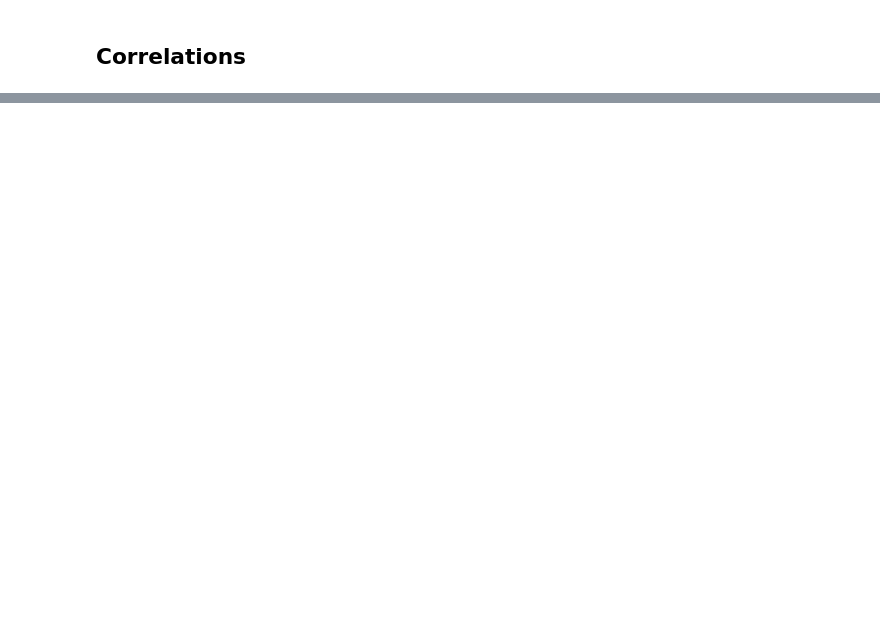
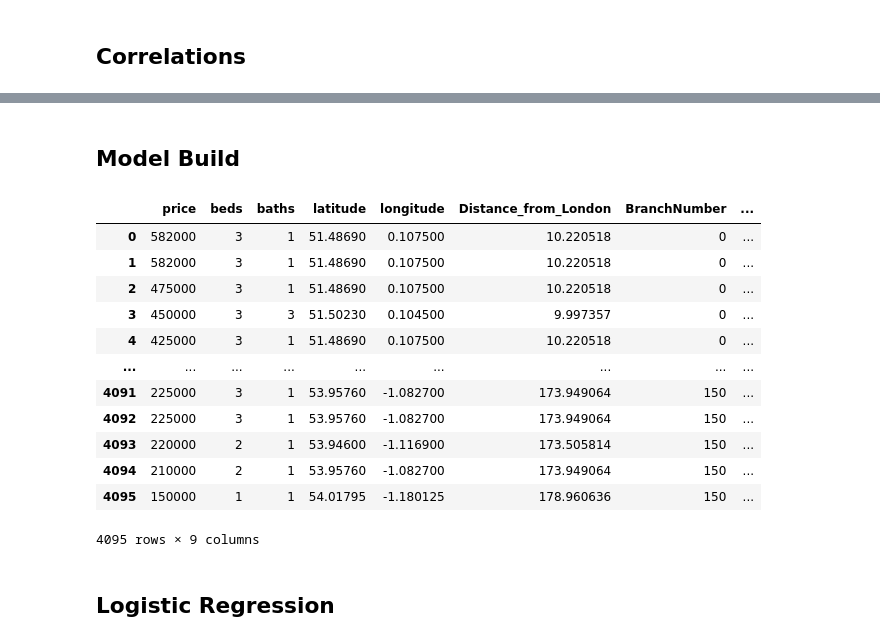
Before and after one commit to HassanM08/uon-dsda-22-y2-group-project-team-1, a Jupyter notebook: investigations/TestModels.ipynb, the cells around one changed output, grey strips where cells are left out. Cells and saved outputs as stored; diff of their text form; code cells hidden in the pictures; blank space fills up the shorter version.

Commit message:
Built the models and have a sample output ready to be tested

```diff
--- a/investigations/TestModels.ipynb
+++ b/investigations/TestModels.ipynb
@@ -242,0 +265,18 @@ plt.show()
+# %% [markdown]
+## Model Build
+# %%
+df_without_column
+# %% [output]
+|  | price | beds | baths | latitude | longitude | Distance_from_London | BranchNumber | ... |
+| 0 | 582000 | 3 | 1 | 51.48690 | 0.107500 | 10.220518 | 0 | ... |
+| 1 | 582000 | 3 | 1 | 51.48690 | 0.107500 | 10.220518 | 0 | ... |
+| 2 | 475000 | 3 | 1 | 51.48690 | 0.107500 | 10.220518 | 0 | ... |
+| 3 | 450000 | 3 | 3 | 51.50230 | 0.104500 | 9.997357 | 0 | ... |
+| 4 | 425000 | 3 | 1 | 51.48690 | 0.107500 | 10.220518 | 0 | ... |
+| ... | ... | ... | ... | ... | ... | ... | ... | ... |
+| 4091 | 225000 | 3 | 1 | 53.95760 | -1.082700 | 173.949064 | 150 | ... |
+| 4092 | 225000 | 3 | 1 | 53.95760 | -1.082700 | 173.949064 | 150 | ... |
+| 4093 | 220000 | 2 | 1 | 53.94600 | -1.116900 | 173.505814 | 150 | ... |
+| 4094 | 210000 | 2 | 1 | 53.95760 | -1.082700 | 173.949064 | 150 | ... |
+| 4095 | 150000 | 1 | 1 | 54.01795 | -1.180125 | 178.960636 | 150 | ... |
+4095 rows × 9 columns
@@ -242,0 +293,2 @@ plt.show()
+# %% [markdown]
+## Logistic Regression
```
Also changed, not shown: parts of 39 cells of this notebook.
